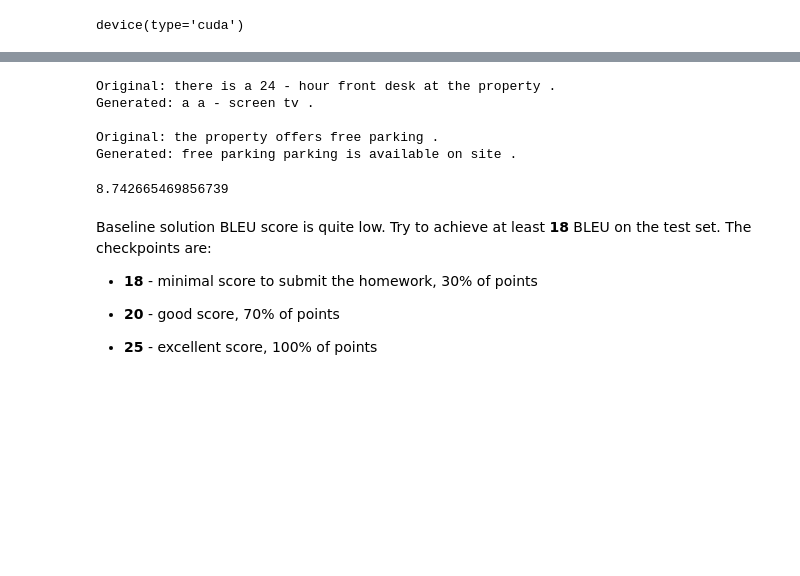
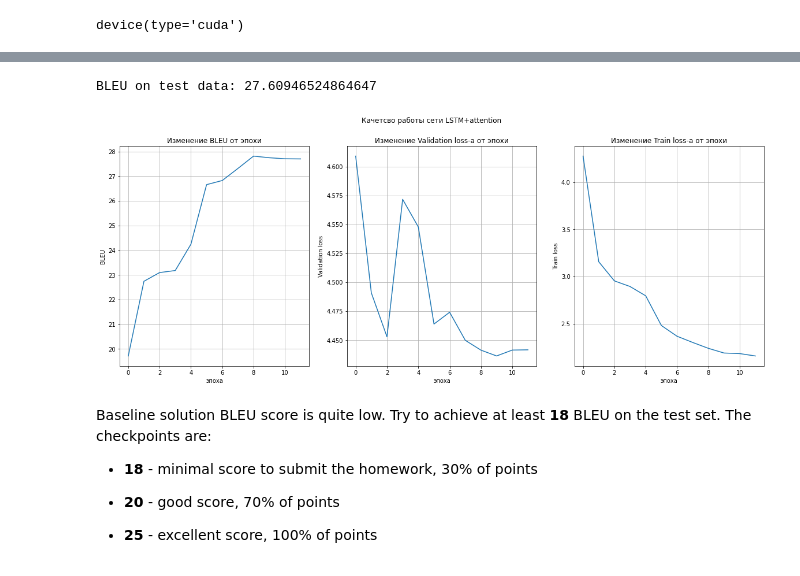
Before and after one commit to POTATOCHKA/Made_NLP, a Jupyter notebook: LSTM_Atten/LSTM_ATTEN.ipynb, the cells around one changed output, grey strips where cells are left out. Saved outputs shown, nothing was run; the diff lists cells and outputs as text; code cells hidden in the pictures; blank space fills up the shorter version.

```diff
--- a/LSTM_Atten/LSTM_ATTEN.ipynb
+++ b/LSTM_Atten/LSTM_ATTEN.ipynb
@@ -62,0 +45,8 @@ from data_preparation import DataPreparation
+# %%
+import sys
+path_to_save_artifacts = '/content/drive/MyDrive/Made_nlp_hw/Made_NLP/'
+sys.path.append(path_to_save_artifacts)
+sys.path.append(path_to_save_artifacts + 'LSTM_Atten')
+from data_preparation import DataPreparation
+import utils
+get_text = utils.get_text
@@ -142,3 +91,7 @@ Seq2Seq(
+# %%
+INPUT_DIM = len(dataclass.SRC.vocab)
+OUTPUT_DIM = len(dataclass.TRG.vocab)
+model = prepare_model(device, INPUT_DIM, OUTPUT_DIM)
 # %%
 def count_parameters(model):
     return sum(p.numel() for p in model.parameters() if p.requires_grad)
@@ -239,11 +265,0 @@ batch = next(iter(test_iterator))
-# %%
-for idx in [1,2]:
-    src = batch.src[:, idx:idx+1]
-    trg = batch.trg[:, idx:idx+1]
-    generate_translation(src, trg, model, dataclass.TRG.vocab)
-# %% [output]
-Original: there is a 24 - hour front desk at the property .
-Generated: a a - screen tv .
-
-Original: the property offers free parking .
-Generated: free parking parking is available on site .
@@ -261,7 +266,37 @@ with torch.no_grad():
 # %%
-corpus_bleu([[text] for text in original_text], generated_text) * 100
+print('BLEU on test data:', corpus_bleu([[text] for text in original_text], generated_text) * 100)
 # %% [output]
-8.742665469856739
+BLEU on test data: 27.60946524864647
+# %%
+with open(path_to_save_artifacts + 'LSTM_Atten/model_results.pkl', 'rb') as f:
+    history_dict = pickle.load(f)
+# %%
+bleu = history_dict['bleu']
+train_losses = history_dict['train']
+valid_losses = history_dict['valid']
+# %%
+fig, axs = plt.subplots(1,3, figsize = (20,7))
+fig.suptitle('Качетсво работы сети LSTM+attention')
+axs[0].set_title('Изменение BLEU от эпохи')
+axs[0].set_xlabel('эпоха')
+axs[0].set_ylabel('BLEU')
+axs[0].grid()
+axs[0].plot(range(len(bleu)), bleu)
+
+axs[1].set_title('Изменение Validation loss-a от эпохи')
+axs[1].set_xlabel('эпоха')
+axs[1].set_ylabel('Validation loss')
+axs[1].grid()
+axs[1].plot(range(len(valid_losses)), valid_losses)
+
+axs[2].set_title('Изменение Train loss-a от эпохи')
+axs[2].set_xlabel('эпоха')
+axs[2].set_ylabel('Train loss')
+axs[2].grid()
+axs[2].plot(range(len(train_losses)), train_losses)
+plt.show();
+# %% [output]
+[figure, added]
 # %% [markdown]
 Baseline solution BLEU score is quite low. Try to achieve at least __18__ BLEU on the test set.
 The checkpoints are:
```
Also changed, not shown: parts of 36 cells of this notebook, 12 other files.
